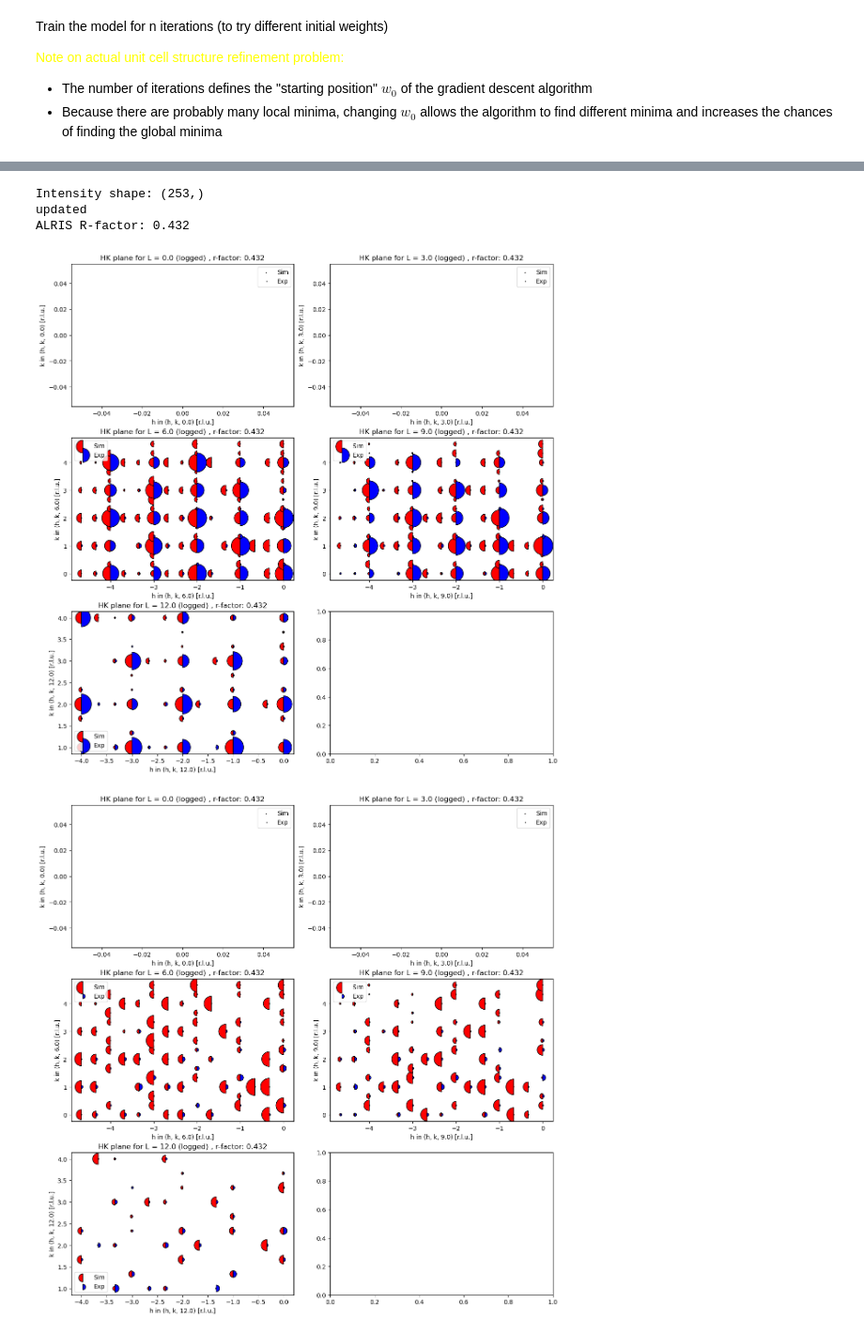
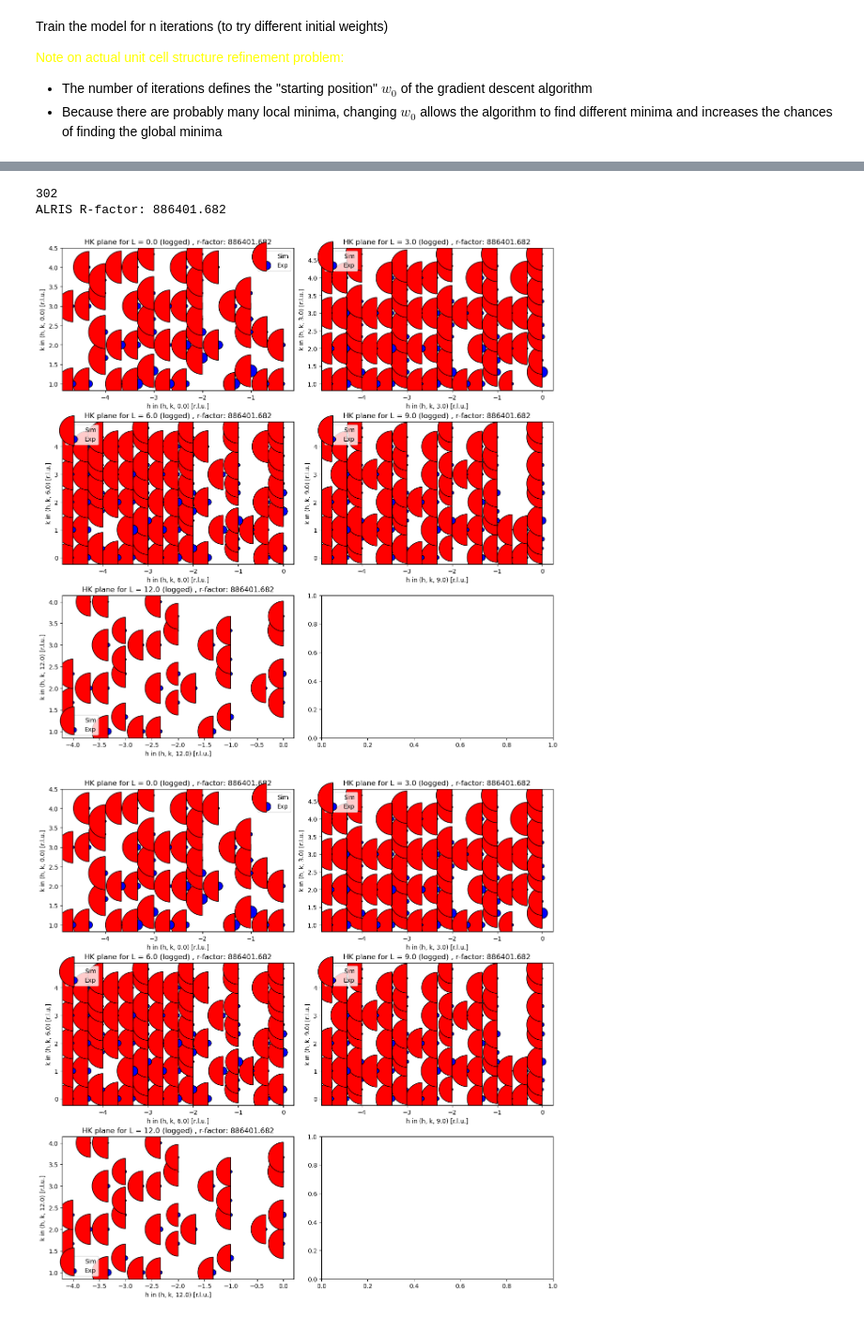
Before and after one commit to bleubreeymeow/alrisDistortionFit, a Jupyter notebook: PBCO/PBCO_1_3_inplane/C2/C2_gradient_descent.ipynb, the cells around one changed output, grey strips where cells are left out. Shown at 94% size. Saved outputs shown, nothing was run; the diff lists cells and outputs as text; code cells hidden in the pictures.

```diff
--- a/PBCO/PBCO_1_3_inplane/C2/C2_gradient_descent.ipynb
+++ b/PBCO/PBCO_1_3_inplane/C2/C2_gradient_descent.ipynb
@@ -215,12 +264,10 @@ Define a simple model
 - The `tanh` function can furthermore be limited to a specific range (e.g. if atomic distortions should not exceed +- 0.1)
 # %%
 class FunAsLayer(tf.keras.layers.Layer):
-    def __init__(self, matrix , max_mode_amps, bragg_intensities, bragg_indices, **kwargs):
+    def __init__(self, matrix , max_mode_amps,**kwargs):
         super().__init__(**kwargs)
         self.max_mode_amps = max_mode_amps
         self.matrix = matrix
-        self.bragg_intensities = bragg_intensities
-        self.bragg_indices = bragg_indices
 
     def build(self, input_shape):
         self.param = self.add_weight(name='param', shape=(mode_num,), initializer=tf.keras.initializers.RandomNormal(mean=0.0, stddev=0.04, seed=1), trainable=True)
@@ -231,7 +278,7 @@ class FunAsLayer(tf.keras.layers.Layer):
         pretransform = tf.tanh(self.param)
         transformed_params = pretransform * self.max_mode_amps  # Scale parameters
 
-        output = fun_tf(inputs, transformed_params , self.matrix , self.bragg_intensities , self.bragg_indices)
+        output = fun_tf(inputs, transformed_params , self.matrix)
         return tf.reshape(output , [-1])  # Ensure output is 1D
 # %% [markdown]
 Create optimizer and define loss function
@@ -315,7 +362,7 @@ Train the model for n iterations (to try different initial weights)
 - The number of iterations defines the "starting position" $w_0$ of the gradient descent algorithm
 - Because there are probably many local minima, changing $w_0$ allows the algorithm to find different minima and increases the chances of finding the global minima
 # %%
-lr = [1e-1]
+lr = [4e-5]
 best_pars_overall = None
 best_rf_overall = np.inf
 best_loss_overall = []
@@ -326,6 +373,11 @@ for learning_rate in lr:
     optim = tf.keras.optimizers.Adam(learning_rate=learning_rate)
     path_max_mode_amps = path + '/PBCO_1_3_' + structure_type + '_max_bound_vectors.txt'
     max_mode_amps = np.loadtxt(path_max_mode_amps, dtype=np.float32 , delimiter=',')
+
+    # indices_to_zero = [2 , 5 , 6 , 10 , 11 ,12,  13 , 14 , 18 , 19 ,22 , 23 , 38 , 43 , 4 , 17 , 19 , 46 , 1 , 7 , 35 , 44 , 49 , 16 , 24 , 28 , 45]
+    # # indices_to_zero = np.arange(1, mode_num+1)
+    # or index in indices_to_zero:
+    #     max_mode_amps[index - 1] = 0.0
 
     max_mode_amps = tf.convert_to_tensor(max_mode_amps, dtype=tf.float32)
 
@@ -342,7 +394,7 @@ for learning_rate in lr:
     for i in range(n_iter):
         # Create the model
         inputs = tf.keras.Input(shape=(n_dim,))
-        outputs = FunAsLayer(matrix , max_mode_amps , tf_bragg_intensities , tf_bragg_indices)(inputs)
+        outputs = FunAsLayer(matrix , max_mode_amps)(inputs)
         model = tf.keras.Model(inputs, outputs)
 
         initial_weights = model.layers[-1].get_weights()[0]
@@ -350,7 +402,7 @@ for learning_rate in lr:
         # Compile the model with the custom loss function and metric
         model.compile(
             optimizer=optim,
-            loss= PerSampleMSELoss(tf_bragg_indices), # MSE_weighted() if using errors
+            loss= 'mse', # MSE_weighted() if using errors
             metrics=[r_factor_metric],
             run_eagerly=False,  # Set to True for debugging, False for performance
 
@@ -382,7 +434,7 @@ for learning_rate in lr:
             # Update best model parameters
             best_model_pars = max_mode_amps * tf.tanh(model.layers[-1].get_weights()[0])
             min_loss = final_loss
-            rf = r_factor_metric(labels, fun_tf(features, best_model_pars , matrix , tf_bragg_intensities , tf_bragg_indices))
+            rf = r_factor_metric(labels, fun_tf(features, best_model_pars , matrix))
             print(f"Iteration {i+1} - New best loss: {min_loss:.3e} (R-factor: {rf:.3e})")
 
     if min_loss < best_rf_overall:
@@ -413,7 +465,7 @@ for learning_rate in lr:
     plt.ylabel('R-factor')
     plt.show()
 
-    y_pred = fun_tf(features, best_model_pars , matrix , tf_bragg_intensities , tf_bragg_indices)
+    y_pred = fun_tf(features, best_model_pars , matrix)
     labels = tf.reshape(labels, [-1])
     rf = r_factor_metric(labels, y_pred)
     print(f"Best R-factor for learning rate {learning_rate}: {rf:.3e}")
@@ -560,18 +603,16 @@ def plot_plane_sim_vs_exp_DIM3_no_bragg(ax, df, r_factor, l, norm_plane=False):
 # %%
-# exp_data = pd.read_csv('C:/Users/User/Desktop/uzh_intern/alrisDistortionFit/PBCO/PBCO_1_3/raw_data/1_3_combined_peaks_300K_no0.csv')
-exp_data = pd.read_csv('C:/Users/User/Desktop/uzh_intern/alrisDistortionFit/PBCO/PBCO_1_3/raw_data/1_3_combined_peaks_300K_no0.csv')
+# # exp_data = pd.read_csv('C:/Users/User/Desktop/uzh_intern/alrisDistortionFit/PBCO/PBCO_1_3/raw_data/1_3_combined_peaks_300K_no0.csv')
+# exp_data = pd.read_csv('C:/Users/User/Desktop/uzh_intern/alrisDistortionFit/PBCO/PBCO_1_3/raw_data/1_3_combined_peaks_300K_no_bragg.csv')
 
-#remove values where l is less than 6
-exp_data = exp_data[exp_data['l'] >= 6]
-exp_data = exp_data.reset_index(drop=True)
+exp_data = experimental_data.copy()
 
-exp_data['intensity_sim'] = fun_tf(features, best_model_pars, matrix, tf_bragg_intensities, tf_bragg_indices).numpy()
 
+exp_data['intensity_sim'] = fun_tf(features, best_model_pars, matrix).numpy()
 r_factor = alris_r_factor(exp_data)
 print(f"ALRIS R-factor: {r_factor:.3f}")
 
-normalised_exp_data = exp_data['intensity_exp'] / np.sum(exp_data['intensity_exp']) * 1000
-exp_data['normalised_intensity_exp'] = normalised_exp_data
+normalised_exp_data = exp_data['intensity_exp'] / np.sum(exp_data['intensity_exp']) * 100
+exp_data['normalised_exp'] = normalised_exp_data
 exp_data['intensity_exp_err'] = labels_err.numpy()
 
 l_values = [0.0, 3.0, 6.0, 9.0, 12.0]
@@ -582,44 +623,43 @@ fig, axs = plt.subplots(3, ncols, figsize=(6 * ncols, 12), constrained_layout=Tr
 axs = axs.flatten()
 
 for i, l in enumerate(l_values):
-    plot_plane_sim_vs_exp_DIM3(axs[i], exp_data, r_factor,l, norm_plane=True)
+    plot_plane_sim_vs_exp_DIM3(axs[i], exp_data, r_factor,l, norm_plane=False)
 
 plt.show()
 
 fig, axs = plt.subplots(3, ncols, figsize=(6 * ncols, 12), constrained_layout=True)
 axs = axs.flatten()
 for i, l in enumerate(l_values):
-    plot_plane_sim_vs_exp_DIM3_no_bragg(axs[i], exp_data, r_factor,l, norm_plane=True)
+    plot_plane_sim_vs_exp_DIM3_no_bragg(axs[i], exp_data, r_factor,l, norm_plane=False)
 plt.show()
 
-normalised_exp = exp_data['intensity_exp']/np.sum(exp_data['intensity_exp']) * 1000
+normalised_exp = exp_data['intensity_exp']/np.sum(exp_data['intensity_exp']) * 100
 
 x = np.linspace(0 ,max(normalised_exp), 100)
 y = x
 plt.scatter(normalised_exp, exp_data['intensity_sim'], s=5, alpha=0.5 , label='fit')
 plt.plot(x , y, color='black', linestyle='--', label='y=x line')
 plt.legend()
 plt.grid(True)
 plt.title('Comparison of Experimental and Simulated Intensities')
 plt.xlabel('Experimental Intensities')
 plt.ylabel('Simulated Intensities')
 plt.axis('equal')
 plt.show()
 
 
 #plot a historgram of the percentage difference in intensity between experimental and simulated
 percentage_diff = np.abs(normalised_exp - exp_data['intensity_sim']) / normalised_exp * 100
 exp_data['percentage_diff'] = percentage_diff
 plt.figure(figsize=(10, 6))
 plt.hist(percentage_diff, bins=np.linspace(-200 , 200 , 50), alpha=0.7, color='purple')
 plt.title('Histogram of Percentage Differences Between Experimental and Simulated Intensities')
 plt.xlabel('Percentage Difference (Experimental - Simulated)')
 plt.ylabel('Frequency')
 plt.grid(True)
 plt.show()
 # %% [output]
-Intensity shape: (253,)
-updated
-ALRIS R-factor: 0.432
+302
+ALRIS R-factor: 886401.682
-[figure, old version]
+[figure, new version]
-[figure, old version]
+[figure, new version]
```
Also changed, not shown: parts of 10 cells of this notebook, 3 other files.
